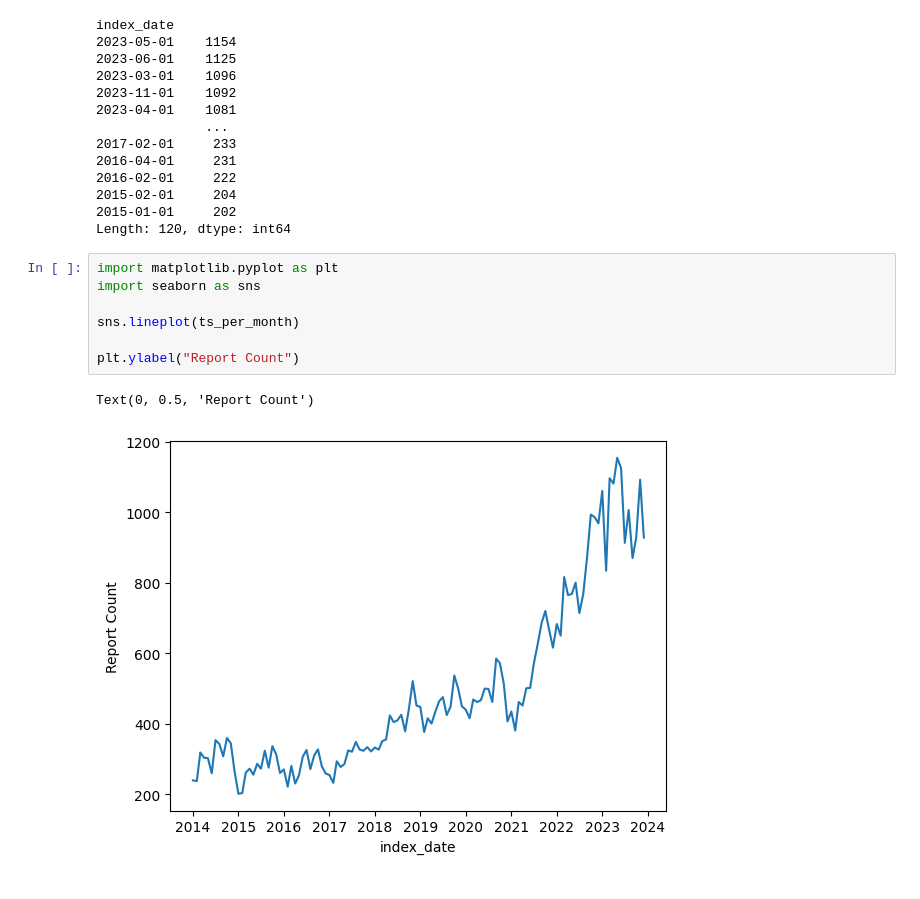
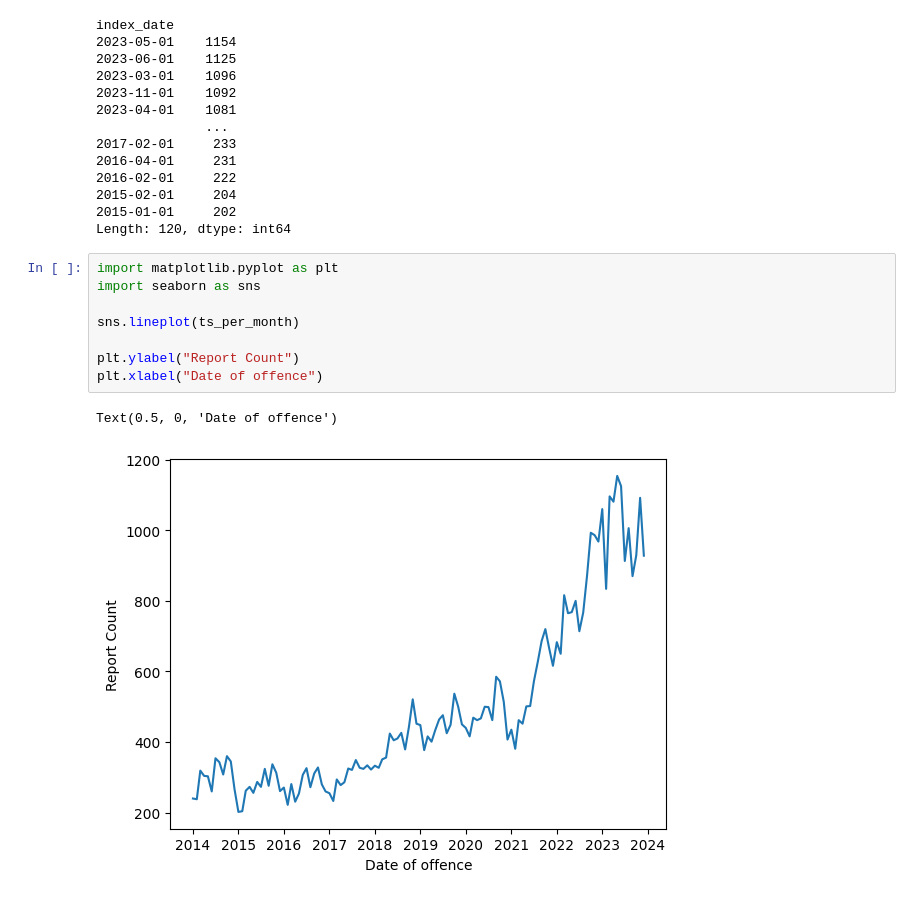
Before and after one commit to DavidToca/ML-Toronto-AutoTheft, a Jupyter notebook: ML_AutoTheft_Toronto.ipynb, the cells around one changed output. Cells and saved outputs as stored; diff of their text form.

```diff
--- a/ML_AutoTheft_Toronto.ipynb
+++ b/ML_AutoTheft_Toronto.ipynb
@@ -350,10 +354,11 @@ Length: 120, dtype: int64
 # %%
 import matplotlib.pyplot as plt
 import seaborn as sns
 
 sns.lineplot(ts_per_month)
 
 plt.ylabel("Report Count")
+plt.xlabel("Date of offence")
 # %% [output]
-Text(0, 0.5, 'Report Count')
+Text(0.5, 0, 'Date of offence')
-[figure, old version]
+[figure, new version]
```
Also changed, not shown: parts of 6 cells of this notebook.
